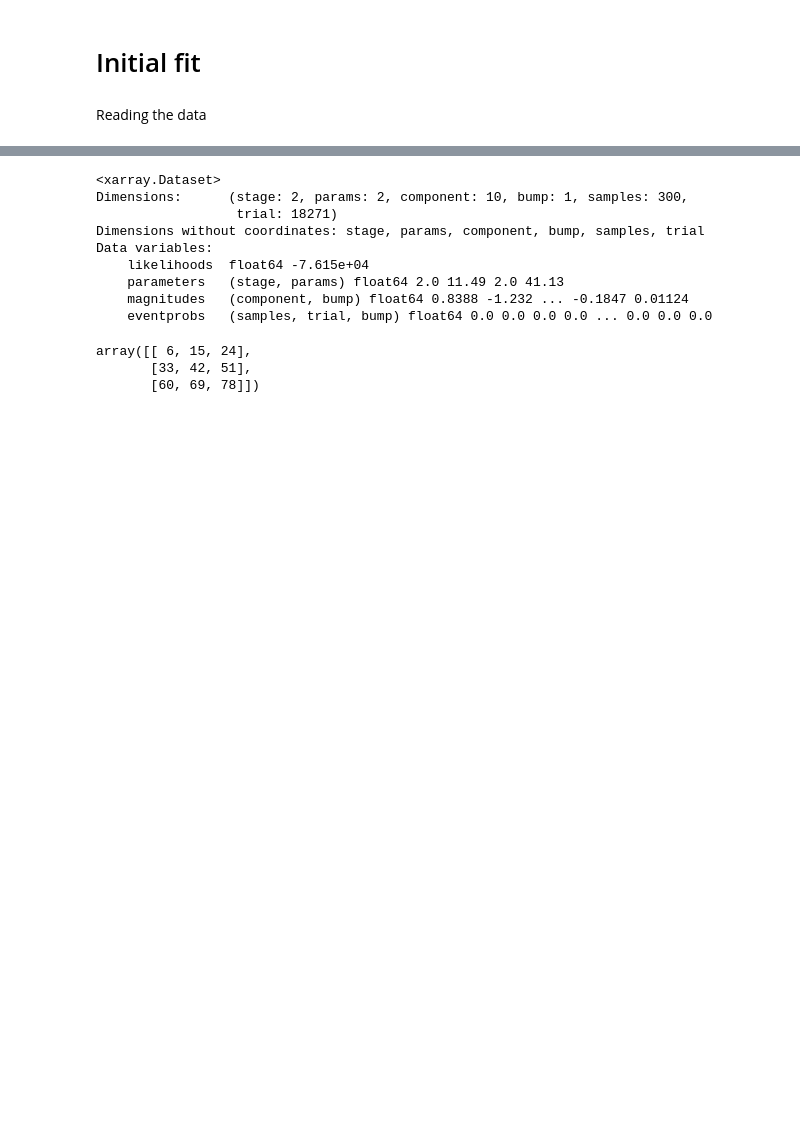
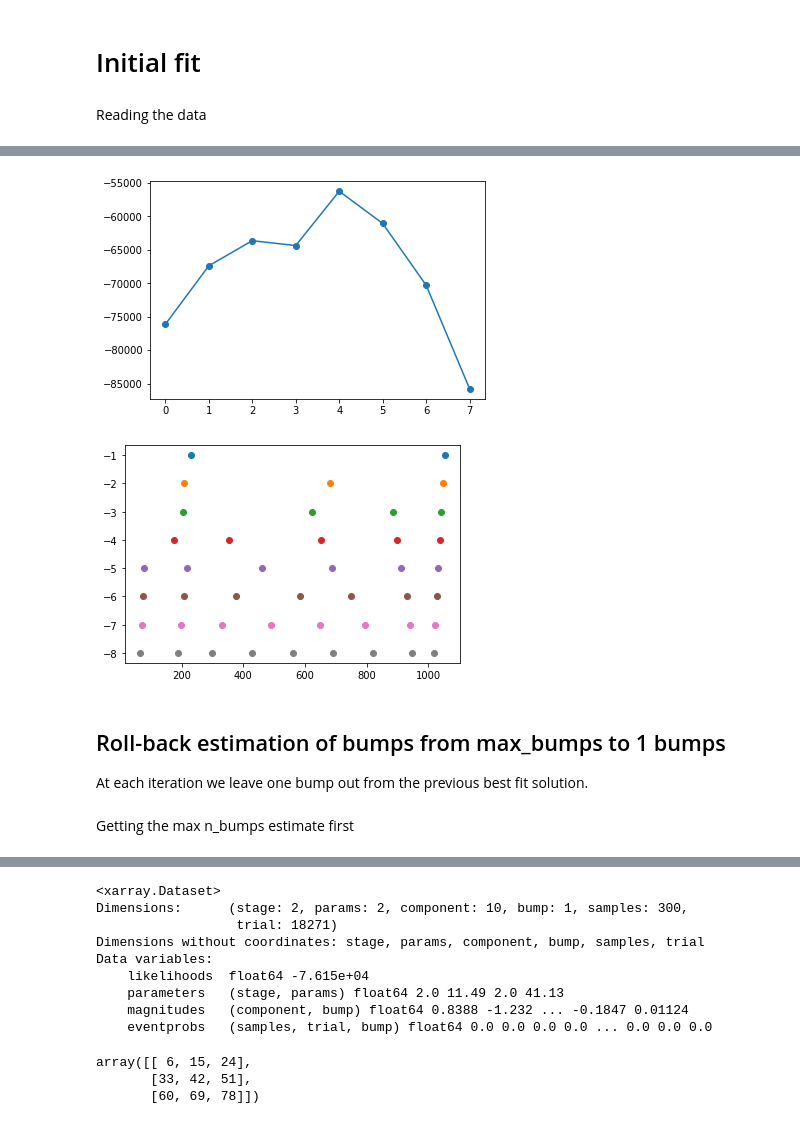
Before and after one commit to GWeindel/hmp, a Jupyter notebook: testing_notebook.ipynb, the cells around one changed output, grey strips where cells are left out. Drawn from its saved outputs; the diff is of its cells as text; code cells hidden in the pictures; blank space fills up the shorter version.

Commit message:
Iterative backroll estimation

```diff
--- a/testing_notebook.ipynb
+++ b/testing_notebook.ipynb
@@ -35,4 +34,2 @@ testing single fit
 # %%
 init = hsmm.hsmm(data, starts, ends, sf=100, bump_width=50)
-# %%
-initial_estimates = init.fit_single(init.max_bumps())
@@ -42,0 +38,2 @@ UnboundLocalError: local variable 'magnitudes1' referenced before assignment
+# %%
+two_bumps = init.fit_single(2)
@@ -42,0 +61,8 @@ UnboundLocalError: local variable 'magnitudes1' referenced before assignment
+# %%
+import multiprocessing
+
+cpus = multiprocessing.cpu_count()
+with multiprocessing.Pool(processes=cpus) as pool:
+    iterative_results = pool.map(init.fit_single, np.arange(1,init.max_bumps()+1))
+
+#For the single CPU automated version : init.fit_iterative(init.max_bumps())
@@ -42,0 +86,16 @@ UnboundLocalError: local variable 'magnitudes1' referenced before assignment
+# %%
+import matplotlib.pyplot as plt
+
+plt.plot([x.likelihoods.values for x in iterative_results],'o-')
+plt.show()
+for nbump_model in iterative_results:
+    nbump= len(nbump_model.bump)
+    plt.plot(np.cumsum(init.bump_times(nbump_model,nbump)), -np.repeat(nbump, len(init.bump_times(nbump_model,nbump))),'o')
+# %% [output]
+[figure, added]
+[figure, added]
+# %% [markdown]
+## Roll-back estimation of bumps from max_bumps to 1 bumps
+At each iteration we leave one bump out from the previous best fit solution.
+# %% [markdown]
+Getting the max n_bumps estimate first
```
Also changed, not shown: parts of 30 cells of this notebook, 1 other file.
